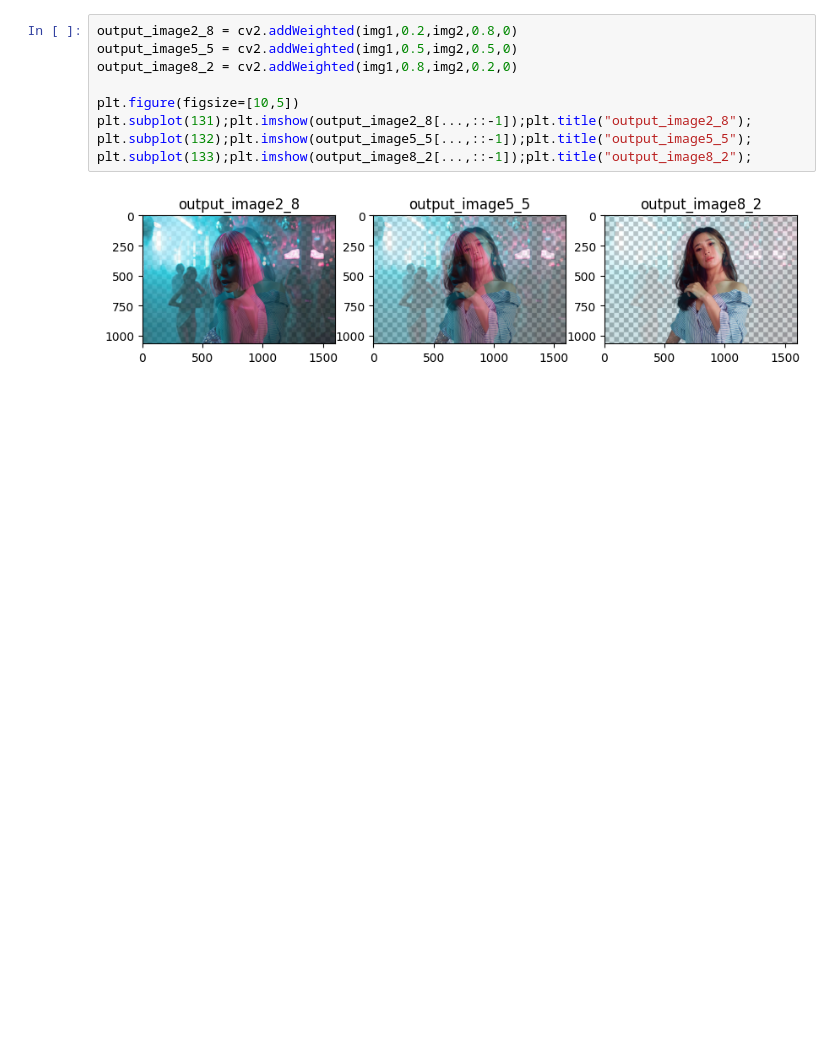
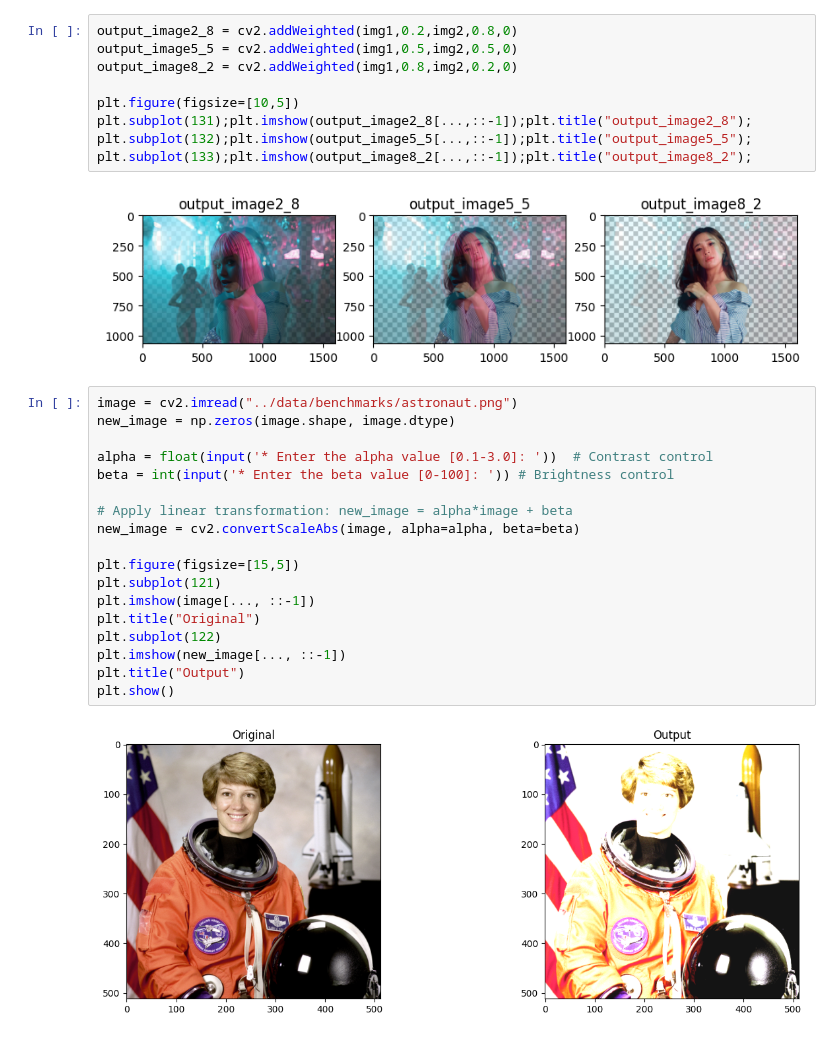
Before and after one commit to ayzrixsiev/Deep-Image-Processing-Lab, a Jupyter notebook: CAU | Week 3/Lab-2.ipynb, the cells around one changed output. Saved outputs shown, nothing was run; the diff lists cells and outputs as text; blank space fills up the shorter version.

```diff
--- a/CAU | Week 3/Lab-2.ipynb
+++ b/CAU | Week 3/Lab-2.ipynb
@@ -141,3 +141,23 @@ plt.subplot(132);plt.imshow(output_image5_5[...,::-1]);plt.title("output_image5_
 plt.subplot(133);plt.imshow(output_image8_2[...,::-1]);plt.title("output_image8_2");
 # %% [output]
 [figure]
+# %%
+image = cv2.imread("../data/benchmarks/astronaut.png")
+new_image = np.zeros(image.shape, image.dtype)
+
+alpha = float(input('* Enter the alpha value [0.1-3.0]: '))  # Contrast control
+beta = int(input('* Enter the beta value [0-100]: ')) # Brightness control
+
+# Apply linear transformation: new_image = alpha*image + beta
+new_image = cv2.convertScaleAbs(image, alpha=alpha, beta=beta)
+
+plt.figure(figsize=[15,5])
+plt.subplot(121)
+plt.imshow(image[..., ::-1])
+plt.title("Original")
+plt.subplot(122)
+plt.imshow(new_image[..., ::-1])
+plt.title("Output")
+plt.show()
+# %% [output]
+[figure, added]
```
Also changed, not shown: parts of 2 cells of this notebook, 1 other file.
